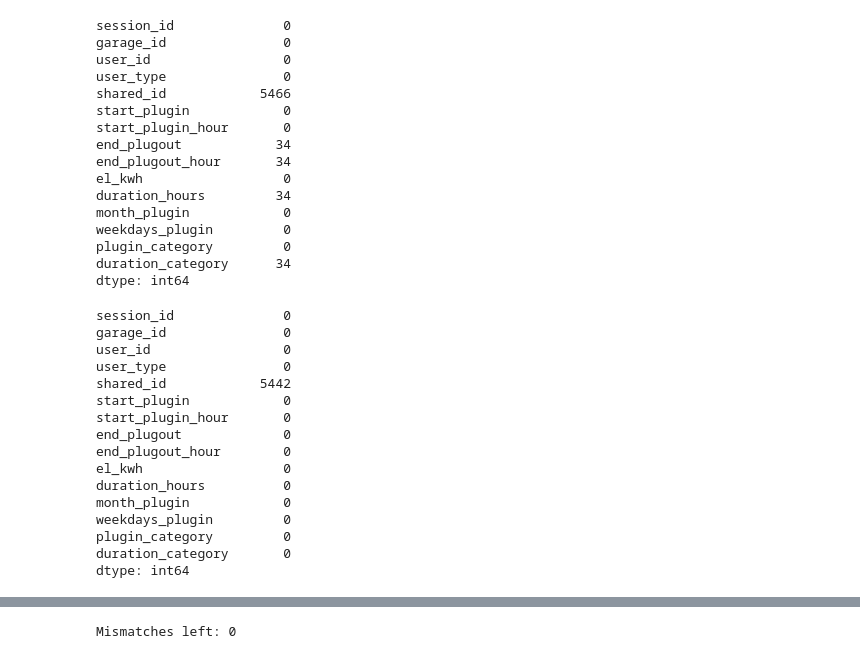
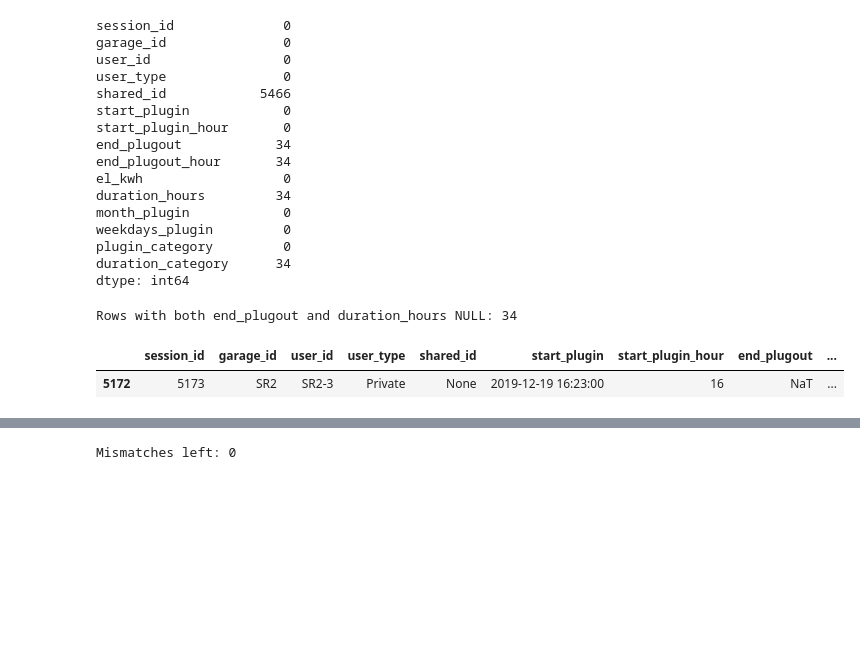
Before and after one commit to zahr888/mlops-ev-charging-predictor, a Jupyter notebook: notebooks/00_clean_data.ipynb, the cells around one changed output, grey strips where cells are left out. Cells and saved outputs as stored; diff of their text form; code cells hidden in the pictures; blank space fills up the shorter version.

Commit message:
fixing clea_data.ipynb

```diff
--- a/notebooks/00_clean_data.ipynb
+++ b/notebooks/00_clean_data.ipynb
@@ -78,23 +78,11 @@ plugin_category         0
 duration_category      34
 dtype: int64
 # %%
-#dropping rows with missing end_plugout or duration_hours
-df = df.dropna(subset=['end_plugout', 'duration_hours'])
-df.isna().sum()
+#fixing missing values in 'end_plugout' and 'duration_hours' by assigning correct values
+missing_both = df[df['end_plugout'].isna() & df['duration_hours'].isna() & df['duration_category'].isna()]
+print("Rows with both end_plugout and duration_hours NULL:", len(missing_both))
+missing_both.sample(1)
 # %% [output]
-session_id              0
-garage_id               0
-user_id                 0
-user_type               0
-shared_id            5442
-start_plugin            0
-start_plugin_hour       0
-end_plugout             0
-end_plugout_hour        0
-el_kwh                  0
-duration_hours          0
-month_plugin            0
-weekdays_plugin         0
-plugin_category         0
-duration_category       0
-dtype: int64
+Rows with both end_plugout and duration_hours NULL: 34
+|  | session_id | garage_id | user_id | user_type | shared_id | start_plugin | start_plugin_hour | end_plugout | ... |
+| 5172 | 5173 | SR2 | SR2-3 | Private | None | 2019-12-19 16:23:00 | 16 | NaT | ... |
```
Also changed, not shown: parts of 4 cells of this notebook.
